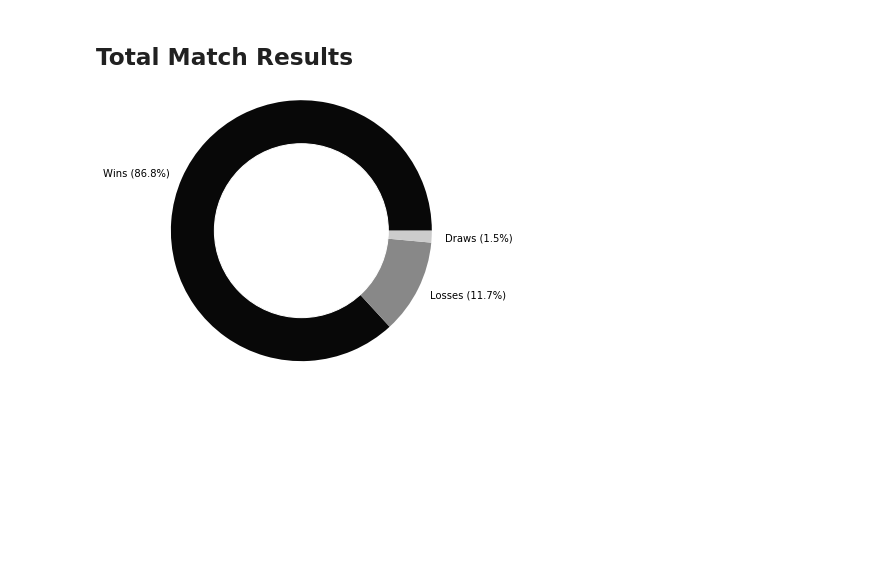
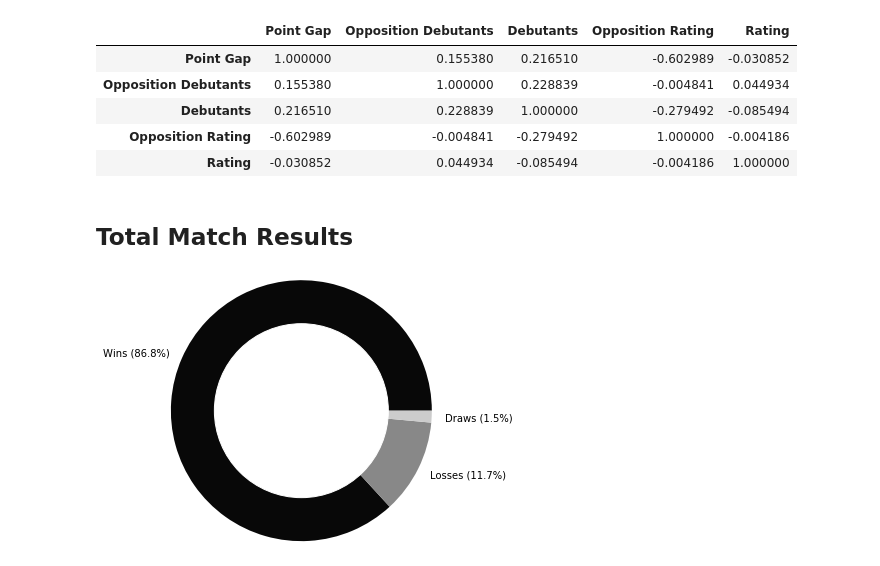
Before and after one commit to lorijta92/web-design-all-blacks, a Jupyter notebook: Resources/ab-match-analysis.ipynb, the cells around one changed output. Saved outputs shown, nothing was run; the diff lists cells and outputs as text; code cells hidden in the pictures; blank space fills up the shorter version.

```diff
--- a/Resources/ab-match-analysis.ipynb
+++ b/Resources/ab-match-analysis.ipynb
@@ -24,6 +24,15 @@ df.head()
 | 2 | Wales | 2003-11-02 | 2003 | 16 | Win | Sydney | 0 | 0 | ... |
 | 3 | South Africa | 2003-11-08 | 2003 | 20 | Win | Melbourne | 0 | 0 | ... |
 | 4 | Australia | 2003-11-15 | 2003 | -12 | Loss | Sydney | 0 | 0 | ... |
+# %%
+df.corr(method="pearson")
+# %% [output]
+|  | Point Gap | Opposition Debutants | Debutants | Opposition Rating | Rating |
+| Point Gap | 1.000000 | 0.155380 | 0.216510 | -0.602989 | -0.030852 |
+| Opposition Debutants | 0.155380 | 1.000000 | 0.228839 | -0.004841 | 0.044934 |
+| Debutants | 0.216510 | 0.228839 | 1.000000 | -0.279492 | -0.085494 |
+| Opposition Rating | -0.602989 | -0.004841 | -0.279492 | 1.000000 | -0.004186 |
+| Rating | -0.030852 | 0.044934 | -0.085494 | -0.004186 | 1.000000 |
 # %% [markdown]
 ## Total Match Results
 # %%
```
Also changed, not shown: parts of 4 cells of this notebook, 10 other files.
